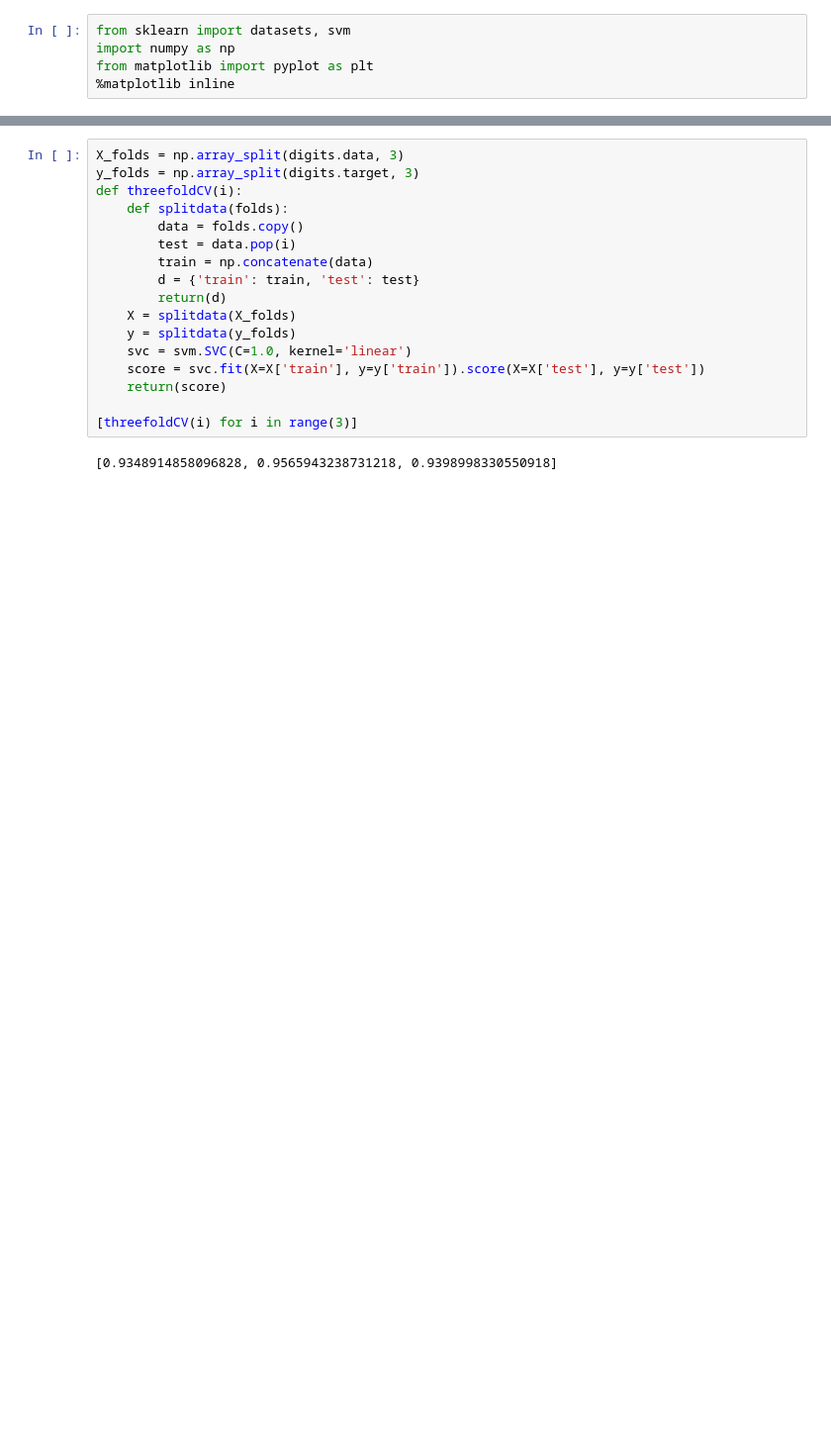
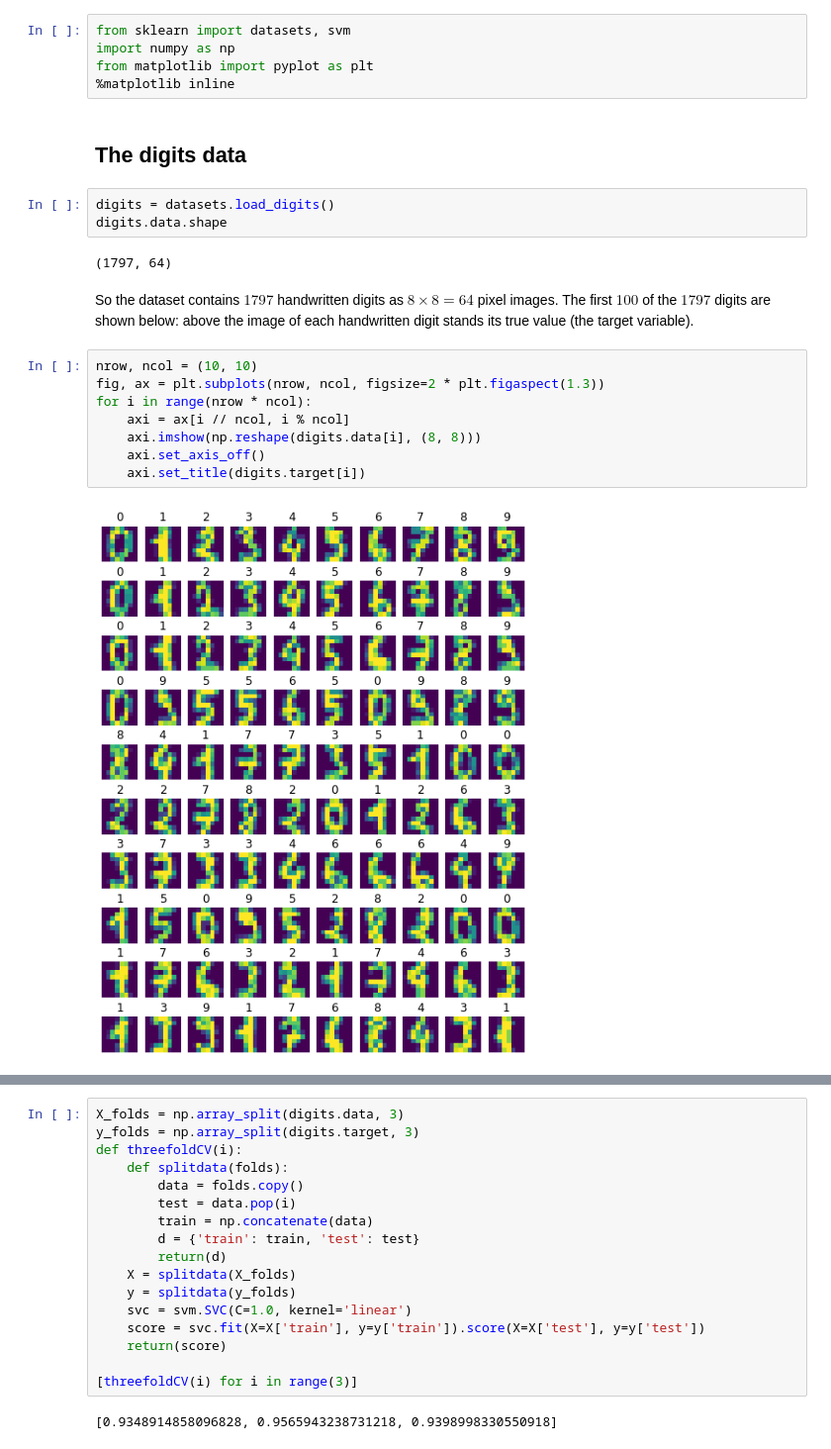
Before and after one commit to attilagk/scikit-learn, a Jupyter notebook: model_selection.ipynb, the cells around one changed output, grey strips where cells are left out. Shown at 99% size. Drawn from its saved outputs; the diff is of its cells as text; blank space fills up the shorter version.

```diff
--- a/model_selection.ipynb
+++ b/model_selection.ipynb
@@ -3,3 +3,22 @@ from sklearn import datasets, svm
 import numpy as np
 from matplotlib import pyplot as plt
 %matplotlib inline
+# %% [markdown]
+## The digits data
+# %%
+digits = datasets.load_digits()
+digits.data.shape
+# %% [output]
+(1797, 64)
+# %% [markdown]
+So the dataset contains $1797$ handwritten digits as $8 \times 8 = 64$ pixel images. The first $100$ of the $1797$ digits are shown below: above the image of each handwritten digit stands its true value (the target variable).
+# %%
+nrow, ncol = (10, 10)
+fig, ax = plt.subplots(nrow, ncol, figsize=2 * plt.figaspect(1.3))
+for i in range(nrow * ncol):
+    axi = ax[i // ncol, i % ncol]
+    axi.imshow(np.reshape(digits.data[i], (8, 8)))
+    axi.set_axis_off()
+    axi.set_title(digits.target[i])
+# %% [output]
+[figure, added]
```
Also changed, not shown: parts of 21 cells of this notebook.
